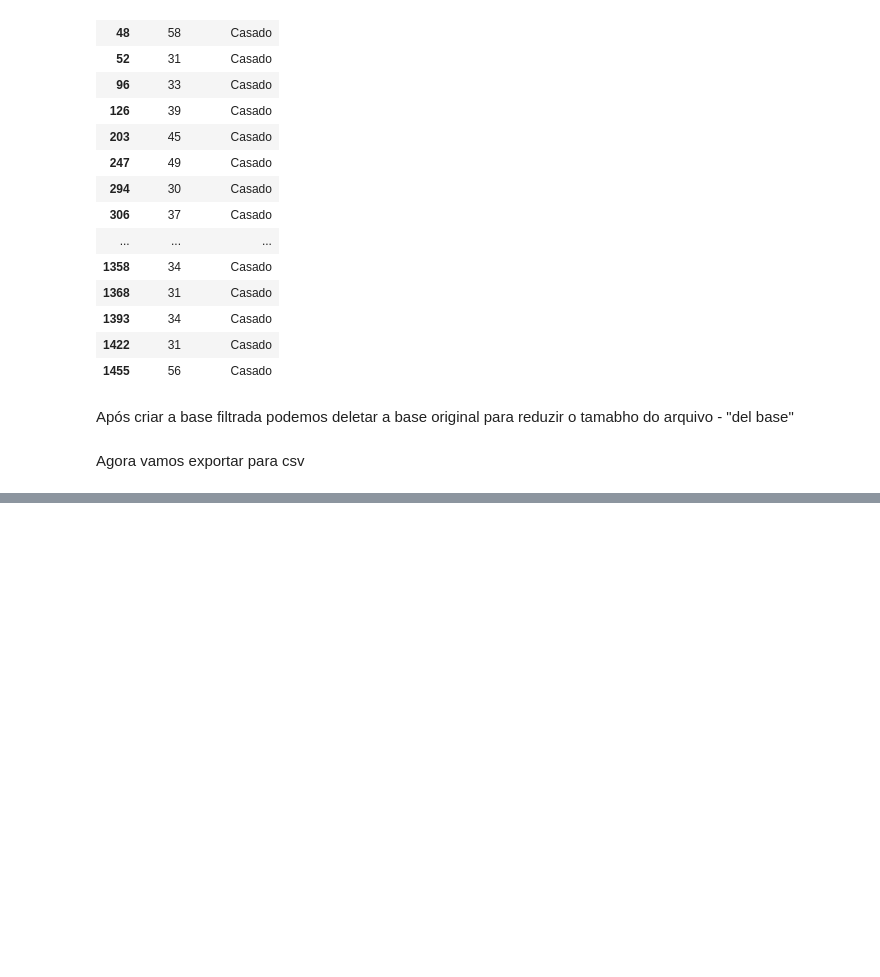
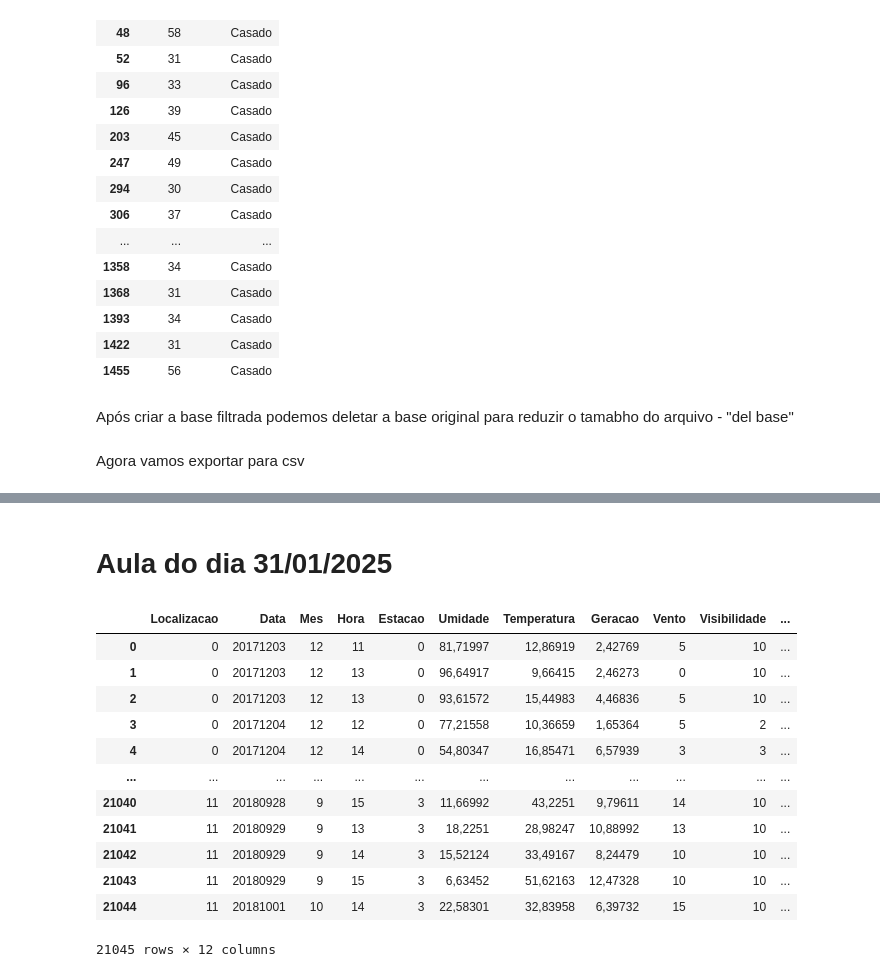
Before and after one commit to jonatasbx/Curso-CDIA, a Jupyter notebook: semana8.ipynb, the cells around one changed output, grey strips where cells are left out. Drawn from its saved outputs; the diff is of its cells as text; code cells hidden in the pictures; blank space fills up the shorter version.

Commit message:
3 Update
Base solar importada para utilização nas próximas aulas

```diff
--- a/semana8.ipynb
+++ b/semana8.ipynb
@@ -212,0 +245,20 @@ base_filtrada.to_csv('base_filtrada.csv',index=False, decimal=',')
+# %% [markdown]
+# Aula do dia 31/01/2025
+# %%
+energia = pd.read_csv(r"C:\Users\jonat\OneDrive\Documentos\GitHub\Curso-CDIA\previsao_energia_solar (1).csv")
+# %%
+energia
+# %% [output]
+|  | Localizacao | Data | Mes | Hora | Estacao | Umidade | Temperatura | Geracao | Vento | Visibilidade | ... |
+| 0 | 0 | 20171203 | 12 | 11 | 0 | 81,71997 | 12,86919 | 2,42769 | 5 | 10 | ... |
+| 1 | 0 | 20171203 | 12 | 13 | 0 | 96,64917 | 9,66415 | 2,46273 | 0 | 10 | ... |
+| 2 | 0 | 20171203 | 12 | 13 | 0 | 93,61572 | 15,44983 | 4,46836 | 5 | 10 | ... |
+| 3 | 0 | 20171204 | 12 | 12 | 0 | 77,21558 | 10,36659 | 1,65364 | 5 | 2 | ... |
+| 4 | 0 | 20171204 | 12 | 14 | 0 | 54,80347 | 16,85471 | 6,57939 | 3 | 3 | ... |
+| ... | ... | ... | ... | ... | ... | ... | ... | ... | ... | ... | ... |
+| 21040 | 11 | 20180928 | 9 | 15 | 3 | 11,66992 | 43,2251 | 9,79611 | 14 | 10 | ... |
+| 21041 | 11 | 20180929 | 9 | 13 | 3 | 18,2251 | 28,98247 | 10,88992 | 13 | 10 | ... |
+| 21042 | 11 | 20180929 | 9 | 14 | 3 | 15,52124 | 33,49167 | 8,24479 | 10 | 10 | ... |
+| 21043 | 11 | 20180929 | 9 | 15 | 3 | 6,63452 | 51,62163 | 12,47328 | 10 | 10 | ... |
+| 21044 | 11 | 20181001 | 10 | 14 | 3 | 22,58301 | 32,83958 | 6,39732 | 15 | 10 | ... |
+21045 rows × 12 columns
```
Also changed, not shown: parts of 4 cells of this notebook, 1 other file.
